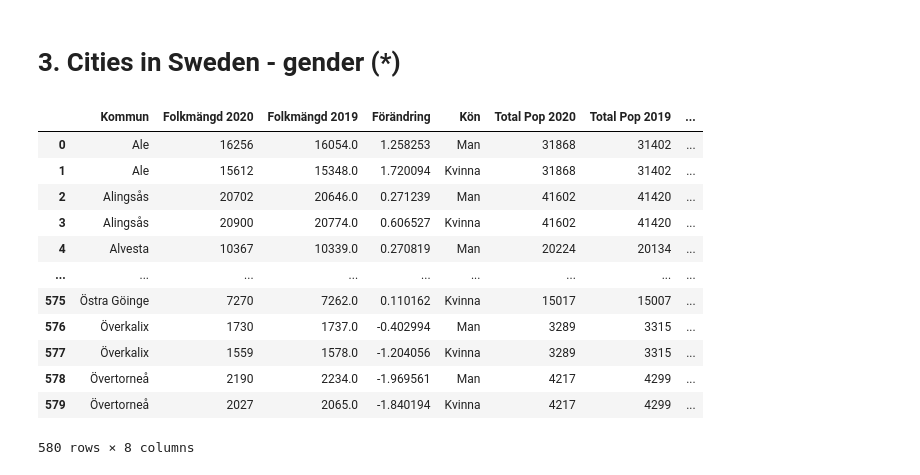
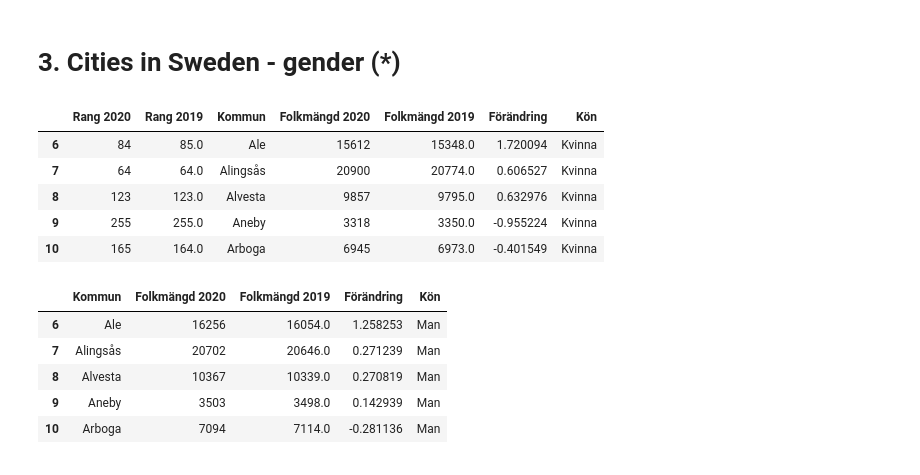
Before and after one commit to Kevy69/Databehandling-Kevin, a Jupyter notebook: Exercises/00.ipynb, the cells around one changed output. Saved outputs shown, nothing was run; the diff lists cells and outputs as text; code cells hidden in the pictures.

```diff
--- a/Exercises/00.ipynb
+++ b/Exercises/00.ipynb
@@ -173,53 +259,42 @@ Population in Sweden 2020: 10366445
 # %%
 # a)
 
 df1 = pd.read_excel('komtopp50_2020.xlsx', sheet_name="Män")
 df2 = pd.read_excel('komtopp50_2020.xlsx', sheet_name="Kvinnor")
 
 def clean_data(dataframe: pd.DataFrame) -> pd.DataFrame:
 
     dataframe.columns = ["Rang 2020", "Rang 2019", "Kommun",
                          "Folkmängd 2020", "Folkmängd 2019", "Förändring"]
 
     if "Antal män" in dataframe.iloc[[1]].to_string():
         dataframe['Kön'] = 'Man'
     else:
         dataframe['Kön'] = 'Kvinna'
 
     dataframe = dataframe.iloc[6:]
 
     return dataframe
 
 men = clean_data(df1)
 women = clean_data(df2)
 women.head()
-
-# b)
-df = pd.concat([men, women])
-df = df.iloc[:, 2:]
-
-
-# c)
-totalsheet_df = pd.read_excel('komtopp50_2020.xlsx', header=6, sheet_name="Totalt")
-totalsheet_df = totalsheet_df.iloc[:, 2:]
-
-totalsheet_df.columns = ["Kommun", "Total Pop 2020", "Total Pop 2019", "Total förändring"]
-totalsheet_df.head()
-
-# d)
-test = pd.merge(df, totalsheet_df, on='Kommun')
-test
 # %% [output]
-|  | Kommun | Folkmängd 2020 | Folkmängd 2019 | Förändring | Kön | Total Pop 2020 | Total Pop 2019 | ... |
-| 0 | Ale | 16256 | 16054.0 | 1.258253 | Man | 31868 | 31402 | ... |
-| 1 | Ale | 15612 | 15348.0 | 1.720094 | Kvinna | 31868 | 31402 | ... |
-| 2 | Alingsås | 20702 | 20646.0 | 0.271239 | Man | 41602 | 41420 | ... |
-| 3 | Alingsås | 20900 | 20774.0 | 0.606527 | Kvinna | 41602 | 41420 | ... |
-| 4 | Alvesta | 10367 | 10339.0 | 0.270819 | Man | 20224 | 20134 | ... |
-| ... | ... | ... | ... | ... | ... | ... | ... | ... |
-| 575 | Östra Göinge | 7270 | 7262.0 | 0.110162 | Kvinna | 15017 | 15007 | ... |
-| 576 | Överkalix | 1730 | 1737.0 | -0.402994 | Man | 3289 | 3315 | ... |
-| 577 | Överkalix | 1559 | 1578.0 | -1.204056 | Kvinna | 3289 | 3315 | ... |
-| 578 | Övertorneå | 2190 | 2234.0 | -1.969561 | Man | 4217 | 4299 | ... |
-| 579 | Övertorneå | 2027 | 2065.0 | -1.840194 | Kvinna | 4217 | 4299 | ... |
+|  | Rang 2020 | Rang 2019 | Kommun | Folkmängd 2020 | Folkmängd 2019 | Förändring | Kön |
+| 6 | 84 | 85.0 | Ale | 15612 | 15348.0 | 1.720094 | Kvinna |
+| 7 | 64 | 64.0 | Alingsås | 20900 | 20774.0 | 0.606527 | Kvinna |
+| 8 | 123 | 123.0 | Alvesta | 9857 | 9795.0 | 0.632976 | Kvinna |
+| 9 | 255 | 255.0 | Aneby | 3318 | 3350.0 | -0.955224 | Kvinna |
+| 10 | 165 | 164.0 | Arboga | 6945 | 6973.0 | -0.401549 | Kvinna |
-580 rows × 8 columns
+# %%
+# b)
+df = pd.concat([men, women])
+df = df.iloc[:, 2:]
+df.head()
+# %% [output]
+|  | Kommun | Folkmängd 2020 | Folkmängd 2019 | Förändring | Kön |
+| 6 | Ale | 16256 | 16054.0 | 1.258253 | Man |
+| 7 | Alingsås | 20702 | 20646.0 | 0.271239 | Man |
+| 8 | Alvesta | 10367 | 10339.0 | 0.270819 | Man |
+| 9 | Aneby | 3503 | 3498.0 | 0.142939 | Man |
+| 10 | Arboga | 7094 | 7114.0 | -0.281136 | Man |
```
Also changed, not shown: parts of 20 cells of this notebook, 1 other file.
